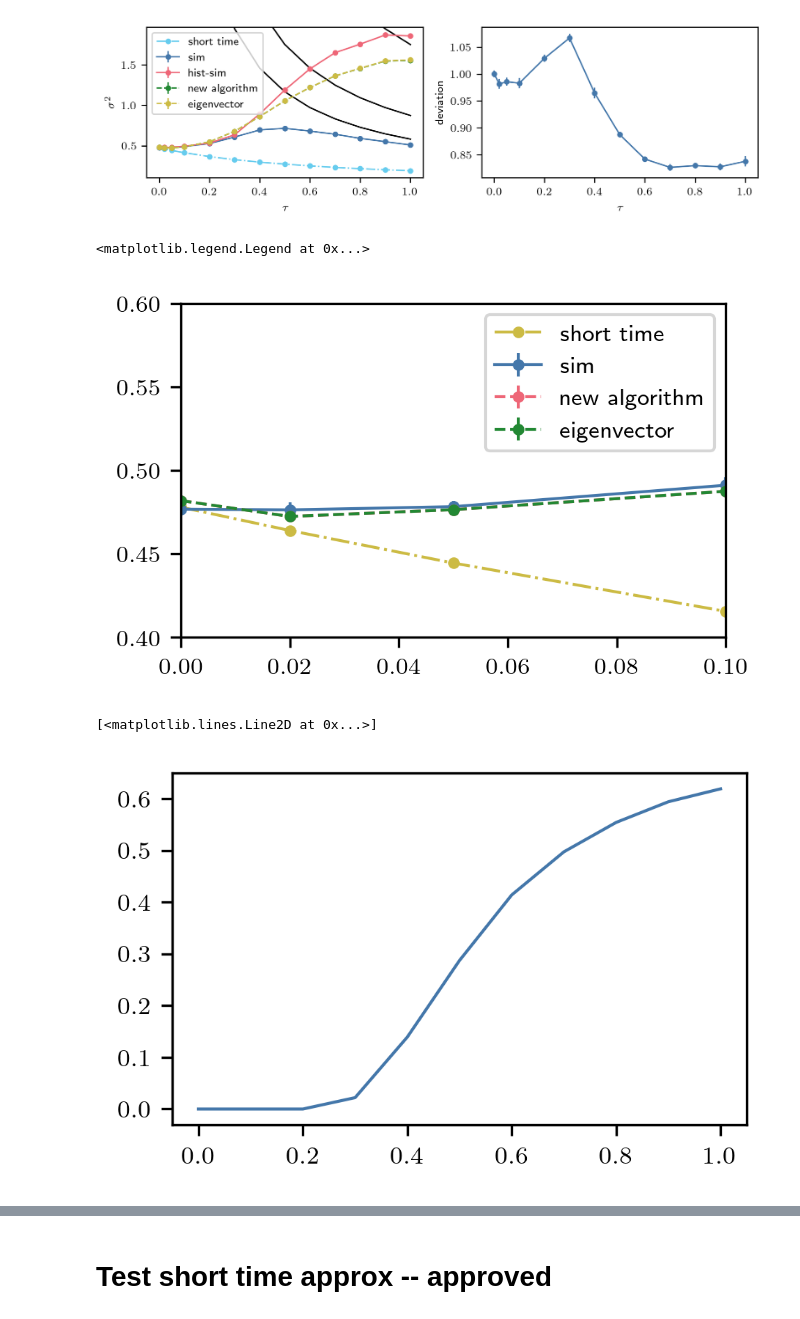
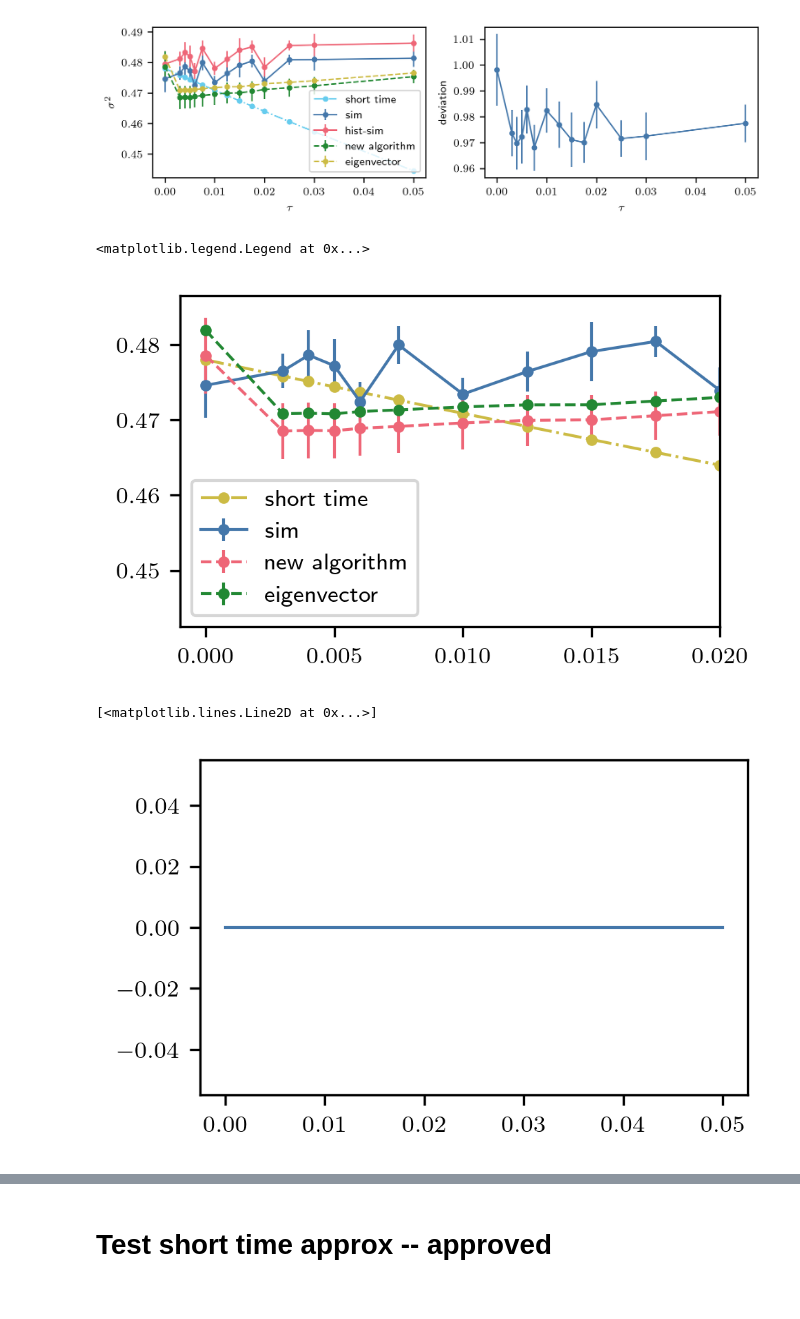
Before and after one commit to NilsToAn/overdampedDelayHarmonicOscillator, a Jupyter notebook: paper/variance_x4.ipynb, the cells around one changed output, grey strips where cells are left out. Drawn from its saved outputs; the diff is of its cells as text; code cells hidden in the pictures.

Commit message:
changed mean to fixed part of data

```diff
--- a/paper/variance_x4.ipynb
+++ b/paper/variance_x4.ipynb
@@ -19,20 +19,21 @@ np.random.seed(42)
 # %%
 s = 1
 D = s**2/2
-max_t = 6 #2
+max_t = 2 #6
 ntau = 3
 N_x = 25
 hist_sigma = 4
 force = "cubic"
+avg_part = 4
 
 f = 15
 N_p = 2_000
 N_loop = 10
 ntau_sim = f*ntau
 
-ltaus = np.concatenate(([0, 0.02, 0.05], np.arange(0.1,1.1,0.1) ))
+# ltaus = np.concatenate(([0, 0.02, 0.05], np.arange(0.1,1.1,0.1) ))
 
-#ltaus = np.array(([0, 0.005, 0.01, 0.015, 0.02, 0.025,0.03, 0.05]))
+ltaus = np.array([0, 0.003,0.004, 0.005, 0.006,0.0075, 0.01, 0.0125, 0.015,0.0175, 0.02, 0.025,0.03, 0.05])
 
 sim_vars = np.empty((len(ltaus),2))
 num_vars = np.empty((len(ltaus),2))
@@ -91,10 +92,10 @@ for i,ltau in enumerate(tqdm(ltaus)):
 
     escaped_traj[i] = 1-np.sum(hist_sum[:,-1])/(N_p*N_loop)
 
-    mean_sim_vars = np.mean(sim_var[:,-f*ntau*2:], axis = 1)
+    mean_sim_vars = np.mean(sim_var[:,-N_t//avg_part:], axis = 1)
     sim_vars[i] = (np.mean(mean_sim_vars), np.std(mean_sim_vars)/np.sqrt(N_loop))
 
-    mean_sim_hist_var = np.mean(sim_hist_var[:,-f*ntau*2:], axis = 1)
+    mean_sim_hist_var = np.mean(sim_hist_var[:,-N_t//avg_part:], axis = 1)
     sim_hist_vars[i] = (np.mean(mean_sim_hist_var), np.std(mean_sim_hist_var)/np.sqrt(N_loop))
 # %%
 my_num_manager = SolverManager()
@@ -115,8 +116,8 @@ for i,ltau in enumerate(tqdm(ltaus)):
         )
 
     num_var = res["num_var"]
-    mean_num_var = np.mean(num_var[-ntau*2:])
-    num_vars[i] =  (mean_num_var, np.max(num_var[-ntau*2:])-np.min(num_var[-ntau*2:]))
+    mean_num_var = np.mean(num_var[-N_t//avg_part:])
+    num_vars[i] =  (mean_num_var, np.max(num_var[-N_t//avg_part:])-np.min(num_var[-N_t//avg_part:]))
 # %%
 eigen_manager = EigenvectorManager()
 
@@ -153,9 +154,9 @@ plt.ylabel(r'$\sigma^2$')
 plt.ylim(*plt.ylim())
 #auflösungslimit std same as div x0
 # plt.plot(ltaus, (2/3)**2*ltaus**(-1), color = 'black')
-plt.plot(ltaus, (np.sqrt(7)/2)**2*ltaus**(-1), color = 'black')
-plt.plot(ltaus, 1/2*(np.sqrt(7)/2)**2*ltaus**(-1), color = 'black')
-plt.plot(ltaus, 1/3*(np.sqrt(7)/2)**2*ltaus**(-1), color = 'black')
+plt.plot(ltaus[1:], (np.sqrt(7)/2)**2*ltaus[1:]**(-1), color = 'black')
+plt.plot(ltaus[1:], 1/2*(np.sqrt(7)/2)**2*ltaus[1:]**(-1), color = 'black')
+plt.plot(ltaus[1:], 1/3*(np.sqrt(7)/2)**2*ltaus[1:]**(-1), color = 'black')
 # plt.xlim(0,0.2)
 # plt.ylim(0.4,0.6)
 
@@ -169,26 +170,26 @@ plt.ylabel(r'deviation')
 plt.tight_layout()
 # plt.savefig(f'graphics/x4variance_Nx{N_x}_ntau{ntau}.pdf')
 # %% [output]
-[figure, old version]
+[figure, new version]
 # %%
 plt.errorbar(ltaus,*sim_vars.T,marker='.', label='sim')
 #plt.errorbar(ltaus,*sim_hist_vars.T,marker='.', ls = '-', label='hist-sim')
 plt.errorbar(ltaus,*num_vars.T,marker='.', ls = '--', label='new algorithm')
 plt.errorbar(ltaus,*eig_vars.T,marker='.', ls = '--', label='eigenvector')
 
 plt.plot(ltaus,short_time_approx_var ,'.-.',label='short time')
 
-plt.xlim(0,0.1)
-plt.ylim(0.4,0.6)
+plt.xlim(-0.001,0.02)
+# plt.ylim(0.4,0.6)
 plt.legend()
 # %% [output]
 <matplotlib.legend.Legend at 0x...>
-[figure, old version]
+[figure, new version]
 # %%
 plt.plot(ltaus, escaped_traj)
 # %% [output]
 [<matplotlib.lines.Line2D at 0x...>]
-[figure, old version]
+[figure, new version]
 # %%
 plt.plot(sbs)
 # %% [output]
```
Also changed, not shown: parts of 1 cell of this notebook, 27 other files.
